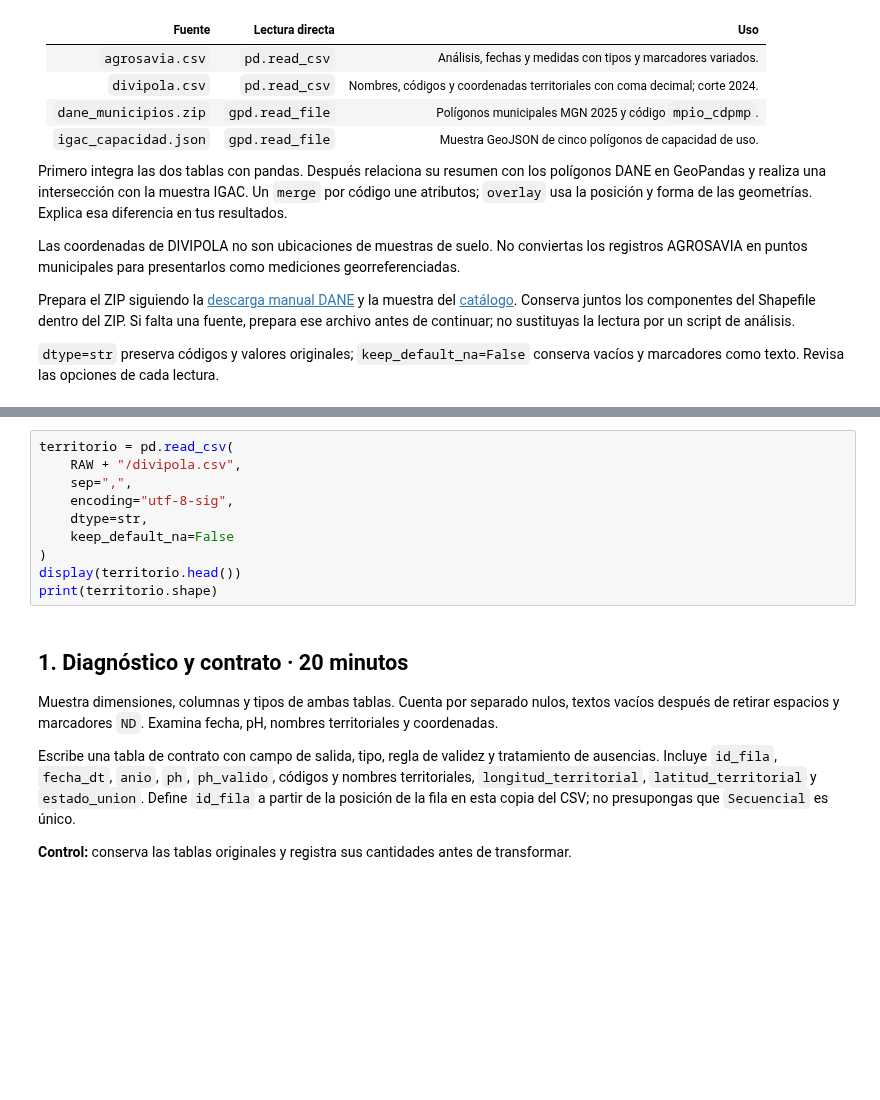
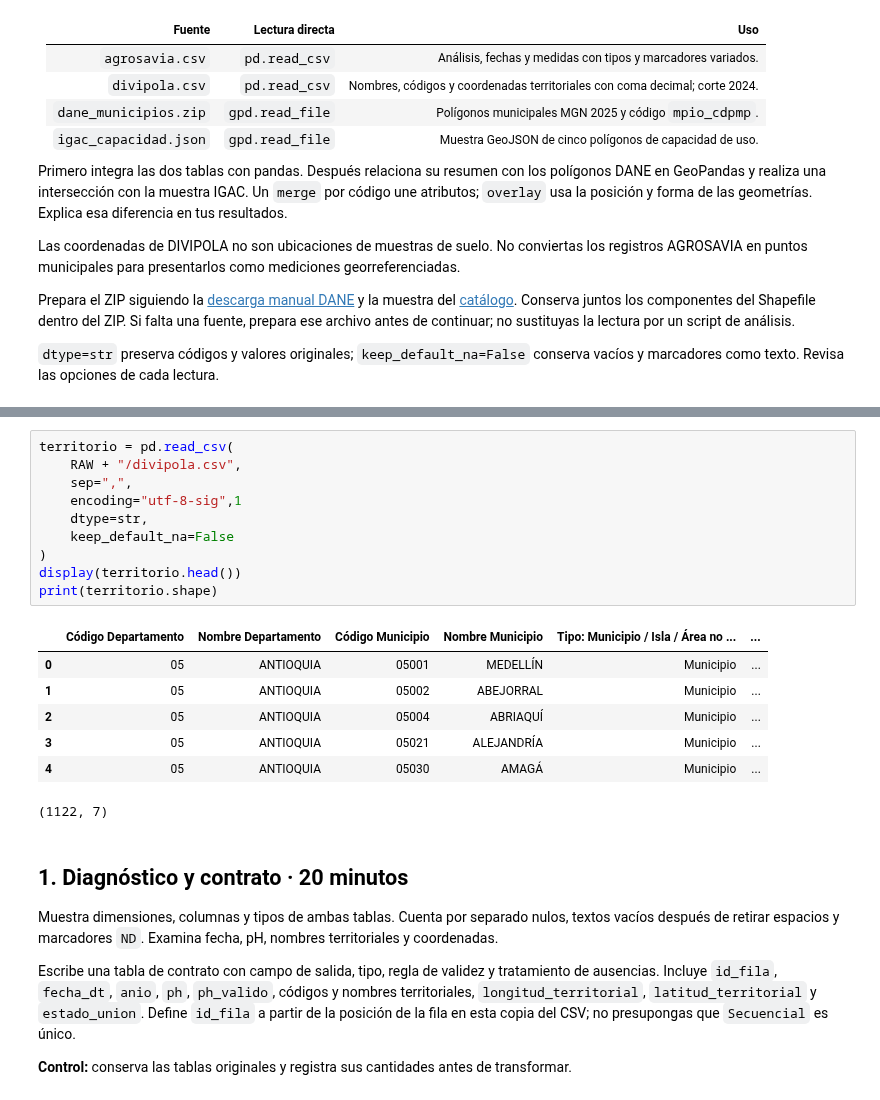
Before and after one commit to stefany16-web/big-data-postgraduate, a Jupyter notebook: soluciones/PD04_limpieza_integracion_territorial.ipynb, the cells around one changed output, grey strips where cells are left out. Saved outputs shown, nothing was run; the diff lists cells and outputs as text; blank space fills up the shorter version.

```diff
--- a/soluciones/PD04_limpieza_integracion_territorial.ipynb
+++ b/soluciones/PD04_limpieza_integracion_territorial.ipynb
@@ -57,13 +70,21 @@ print(suelo.shape)
 # %%
 territorio = pd.read_csv(
     RAW + "/divipola.csv",
     sep=",",
-    encoding="utf-8-sig",
+    encoding="utf-8-sig",1
     dtype=str,
     keep_default_na=False
 )
 display(territorio.head())
 print(territorio.shape)
+# %% [output]
+|  | Código Departamento | Nombre Departamento | Código Municipio | Nombre Municipio | Tipo: Municipio / Isla / Área no ... | ... |
+| 0 | 05 | ANTIOQUIA | 05001 | MEDELLÍN | Municipio | ... |
+| 1 | 05 | ANTIOQUIA | 05002 | ABEJORRAL | Municipio | ... |
+| 2 | 05 | ANTIOQUIA | 05004 | ABRIAQUÍ | Municipio | ... |
+| 3 | 05 | ANTIOQUIA | 05021 | ALEJANDRÍA | Municipio | ... |
+| 4 | 05 | ANTIOQUIA | 05030 | AMAGÁ | Municipio | ... |
+(1122, 7)
 # %% [markdown]
 ## 1. Diagnóstico y contrato · 20 minutos
 
```
Also changed, not shown: parts of 3 cells of this notebook, 8 other files.
